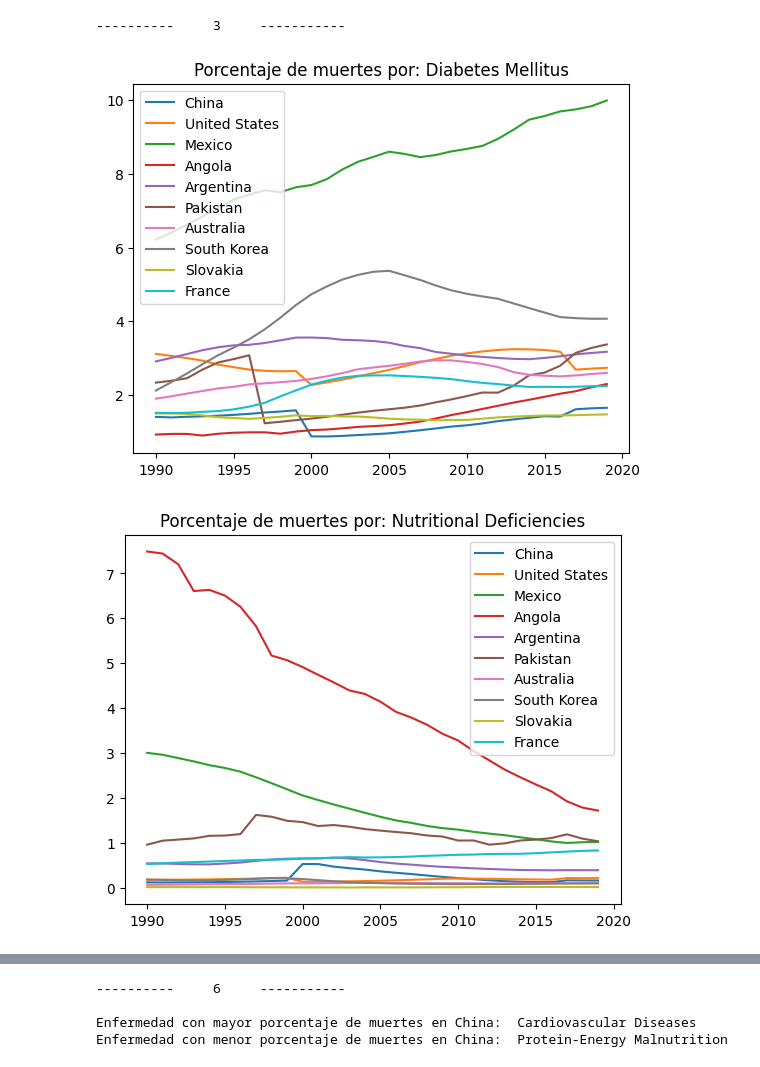
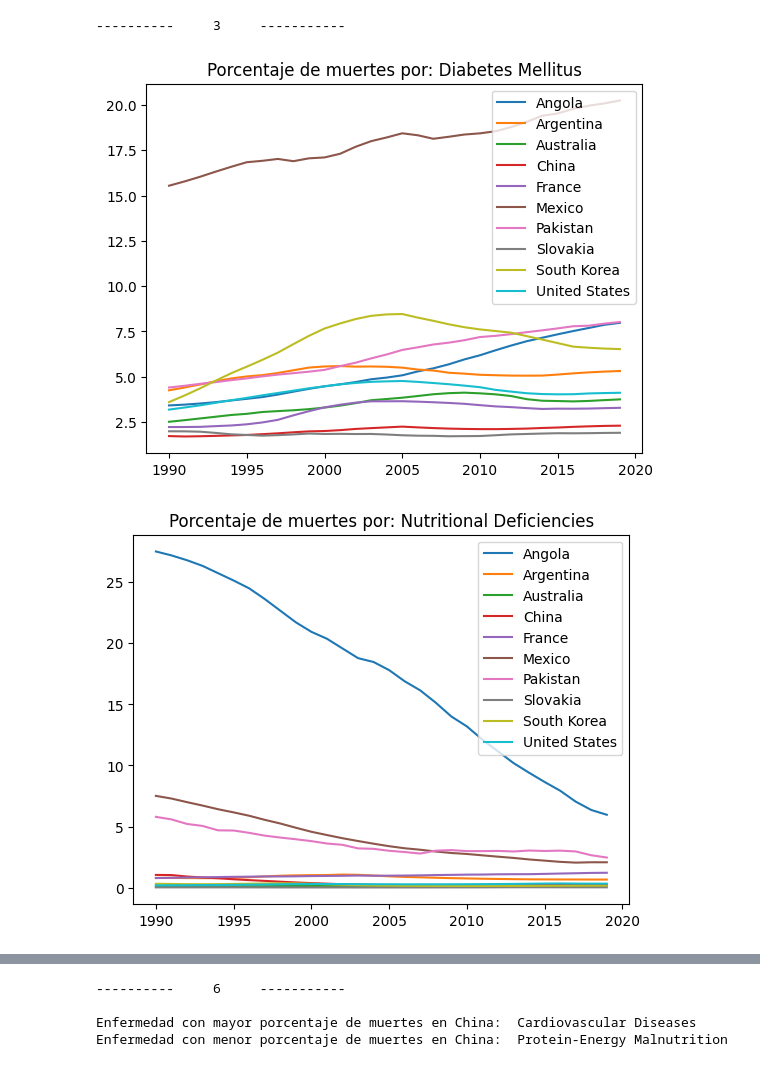
Before and after one commit to AI-2003/PoblacionDAI, a Jupyter notebook: README.ipynb, the cells around one changed output, grey strips where cells are left out. Saved outputs shown, nothing was run; the diff lists cells and outputs as text; code cells hidden in the pictures.

```diff
--- a/README.ipynb
+++ b/README.ipynb
@@ -37,24 +68,12 @@ Tabla de porcentajes:
 # %%
 print("\n----------     2     -----------\n")
-countryList = [
-    "China",
-    "United States",
-    "Mexico",
-    "Angola",
-    "Argentina",
-    "Pakistan",
-    "Australia",
-    "South Korea",
-    "Slovakia",
-    "France"
-]
 # Creamos un DataFrame con los años, sin repeticiones, como columnas
 
 growth = pd.DataFrame(index=pd.unique(population["Year"]))
-# Agrupamos y calculamos el crecimiento en cada país
+# Obtenemos la población por cada país
 
-for entity in countryList:
-    growth[entity] = population[population["Entity"]==entity]["Population (historical estimates)"].values
+for entity, df in population.groupby("Entity"):
+    growth[entity] = df["Population (historical estimates)"].values
 #Calculamos los porcentajes de crecimiento en las columnas de los países
 
 growth=growth.pct_change()*100
@@ -71,51 +90,38 @@ plt.close()
 # %%
 print("\n----------     3     -----------\n")
-colsList = [
-    "Diabetes Mellitus",
-    "Nutritional Deficiencies",
-    "Cardiovascular Diseases",
-    "Protein-Energy Malnutrition",
-    "Drug Use Disorders",
-    "Neoplasms"
-]
 #Iteramos sobre cada enfermedad asignada
 
 for dis in colsList:
     #Creamos un Dataframe para guardar la info y graficat
-    df = pd.DataFrame(index=pd.unique(percentage["Year"]))
+    dfDis = pd.DataFrame(index=pd.unique(percentage["Year"]))
     #Analizaremos esta enfermedad sobre cada país requerido
-    for entity in countryList:
-        #Obtenemos los valores de la enfemedad que queremos del DataFrame en que están guarados todos los porcentajes
-        df[entity] = percentage[percentage["Entity"]==entity].loc[:,dis].values
+    for entity, df in percentage.groupby("Entity"):
+        #Obtenemos los valores de la enfemedad que queremos
+        dfDis[entity] = df.loc[:, dis].values
     #Graficamos
     #El contador i nos sirve para saber en qué renglón y columna poner la subgráfica
-    ax = df.plot(title="Porcentaje de muertes por: "+dis)
+    ax = dfDis.plot(title="Porcentaje de muertes por: "+dis)
     #Cerramos gráfica
     plt.show()
     plt.close()
-#Creamos dataframes en los que guardaremos los valores máximos por cada país
+#Obtenemos los valores de todos los países
+#Encontramos el máximo para cada enfermedad y su id
 
-maxes = pd.DataFrame(index=colsList)
-mins = pd.DataFrame(index=colsList)
-proms = pd.DataFrame(index=colsList)
-#Iteramos sobre país
+maxes = percentage.idxmax(numeric_only=True)[1:]
+#Actualizamos, le damos a max como valores el nombre de los países y como índice el nombre de la enfermedad
 
-for entity in countryList:
-    #Obtenemos el dataframe de las enfermedades asignadas para este país
-    df = percentage[percentage["Entity"]==entity].loc[:,colsList+["Year"]]
-    #Obtenemos los valores del país
-    maxes[entity] = df.max().iloc[:-1].values
-    mins[entity] = df.min().iloc[:-1].values
-    proms[entity] = df.mean().iloc[:-1].values
-#Obtenemos los valores de todos los países
+maxes.update(pd.Series(percentage.loc[maxes, 'Entity'].values, index=maxes.index))
+mins = percentage.idxmax(numeric_only=True)[1:]
+mins.update(pd.Series(percentage.loc[percentage.idxmin(numeric_only=True)[1:], 'Entity'].values, index=mins.index))
+print("País con porcentajes máximos: \n", maxes)
+print(" ")
+print("País con porcentajes mínimos: \n", mins)
+print(" ")
+#Calculamos el promedio de las columnas de las enfermedades
 
-print("País con porcentajes máximos: \n", maxes.idxmax(axis=1))
+print("Promedios: \n", percentage.iloc[:,3:].mean())
 print(" ")
-print("País con porcentajes mínimos: \n", mins.idxmin(axis=1))
-print(" ")
-print("Promedios: \n", proms.mean(axis=1))
-print(" ")
 # %% [output]
 ----------     3     -----------
-[figure, old version]
+[figure, new version]
-[figure, old version]
+[figure, new version]
```
Also changed, not shown: parts of 6 cells of this notebook, 11 other files.
